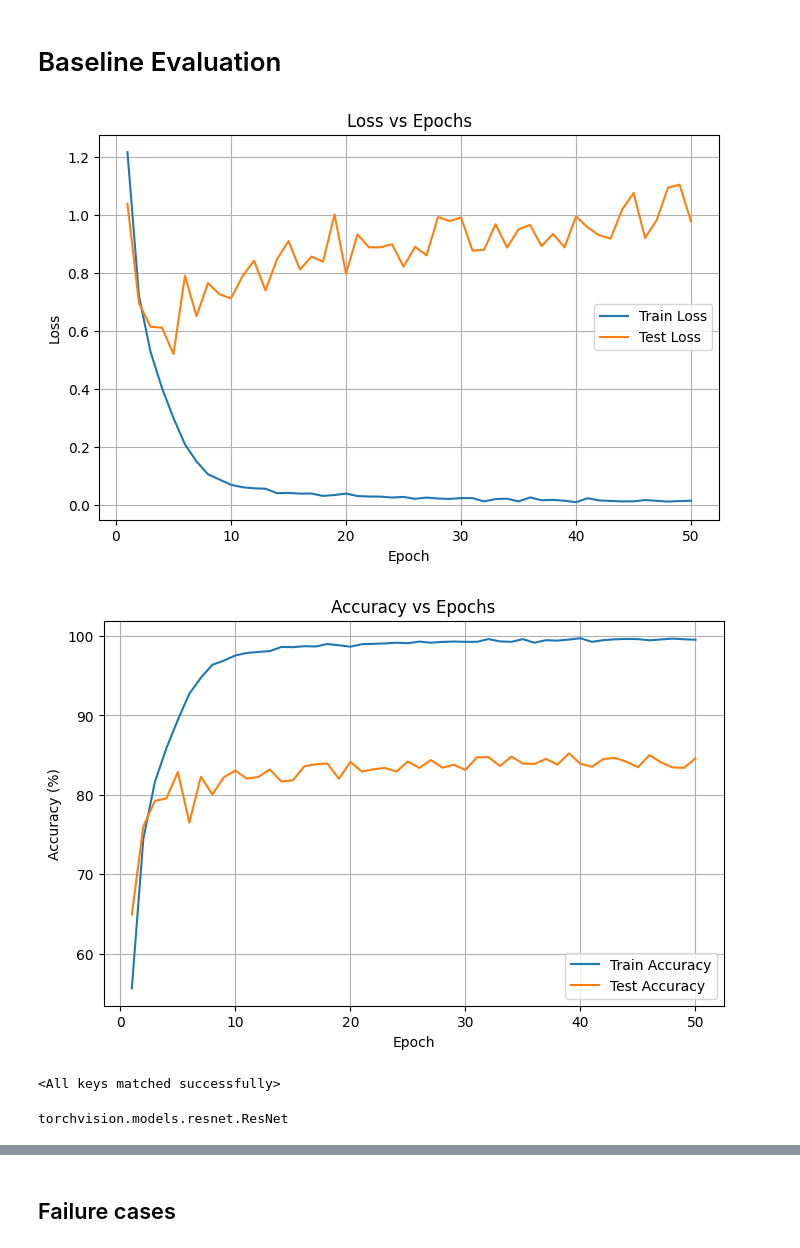
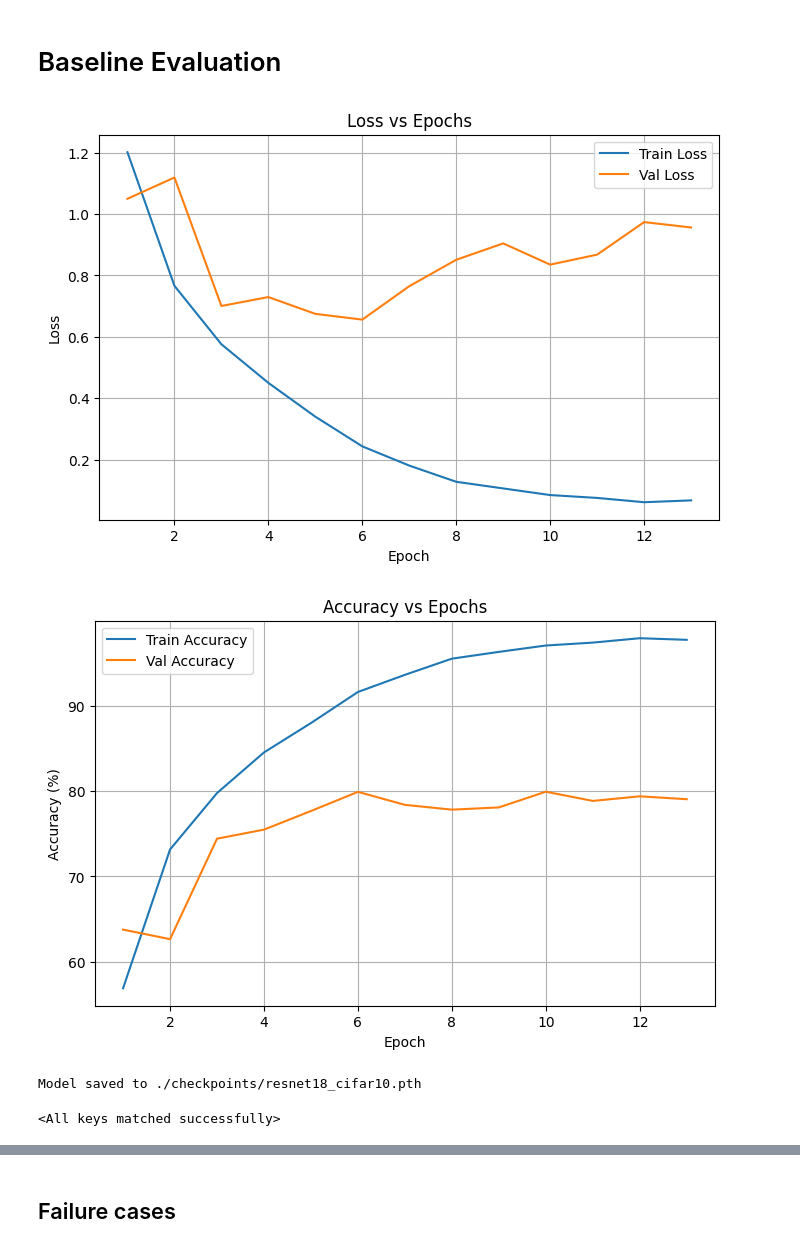
Before and after one commit to SomnathB053/csl7590-assignment, a Jupyter notebook: CSL7590_Assign_CIFAR-10.ipynb, the cells around one changed output, grey strips where cells are left out. Cells and saved outputs as stored; diff of their text form; code cells hidden in the pictures.

Commit message:
Early stop added

```diff
--- a/CSL7590_Assign_CIFAR-10.ipynb
+++ b/CSL7590_Assign_CIFAR-10.ipynb
@@ -88,6 +95,14 @@ train_loader = DataLoader(
     pin_memory=True
 )
 
+val_loader = DataLoader(
+    val_dataset,
+    batch_size=batch_size,
+    shuffle=False,
+    num_workers=4,
+    pin_memory=True
+)
+
 test_loader = DataLoader(
     test_dataset,
     batch_size=batch_size,
@@ -95,5 +110,7 @@ test_loader = DataLoader(
     num_workers=4,
     pin_memory=True
 )
-print("DataLoaders ready!")
+print("Train samples:", len(train_dataset))
+print("Validation samples:", len(val_dataset))
+print("Test samples:", len(test_dataset))
 # %% [output]
@@ -106,7 +125,6 @@ model = models.resnet18(pretrained=False)
 model.conv1 = nn.Conv2d(
     3, 64, kernel_size=3, stride=1, padding=1, bias=False
 )
-model.maxpool = nn.Identity()
 
 # Modify classifier
 model.fc = nn.Linear(model.fc.in_features, 10)
@@ -173,18 +229,25 @@ for epoch in range(num_epochs):
     train_loss, train_acc = train_one_epoch(
         model, train_loader, optimizer, criterion
     )
-    test_loss, test_acc = evaluate(
-        model, test_loader, criterion
+    val_loss, val_acc = evaluate(
+        model, val_loader, criterion
     )
 
     # Store values
     train_losses.append(train_loss)
     train_accuracies.append(train_acc)
-    test_losses.append(test_loss)
-    test_accuracies.append(test_acc)
+    val_losses.append(val_loss)
+    val_accuracies.append(val_acc)
 
     print(f"Epoch [{epoch+1}/{num_epochs}]")
-    print(f"  Train Loss: {train_loss:.4f}, Train Acc: {train_acc:.2f}%")
-    print(f"  Test  Loss: {test_loss:.4f}, Test  Acc: {test_acc:.2f}%")
+    print(f"  Train Acc: {train_acc:.4f}, Train Loss: {train_loss:.4f}")
+    print(f"  Val  Acc: {val_acc:.4f}, Val  Loss: {val_loss:.4f}")
+
+    # Early stopping: checks validation loss and saves best model via EarlyStopping
+    early_stopper(val_loss, model)
+    if early_stopper.early_stop:
+        # torch.save(model.state_dict(), early_stopper.path)
+        print(f"Early stopping triggered. Stopping training")
+        break
 # %% [output]
 Epoch [1/50]
@@ -209,11 +272,11 @@ Epoch [50/50]
 # %%
 import matplotlib.pyplot as plt
 
-epochs = range(1, num_epochs + 1)
+epochs = range(1, len(train_losses) + 1)
 
 plt.figure(figsize=(8, 5))
 plt.plot(epochs, train_losses, label="Train Loss")
-plt.plot(epochs, test_losses, label="Test Loss")
+plt.plot(epochs, val_losses, label="Val Loss")
 plt.xlabel("Epoch")
 plt.ylabel("Loss")
 plt.title("Loss vs Epochs")
@@ -221,19 +284,19 @@ plt.legend()
 plt.grid(True)
 plt.show()
 # %% [output]
-[figure, old version]
+[figure, new version]
 # %%
 plt.figure(figsize=(8, 5))
 plt.plot(epochs, train_accuracies, label="Train Accuracy")
-plt.plot(epochs, test_accuracies, label="Test Accuracy")
+plt.plot(epochs, val_accuracies, label="Val Accuracy")
 plt.xlabel("Epoch")
 plt.ylabel("Accuracy (%)")
 plt.title("Accuracy vs Epochs")
 plt.legend()
 plt.grid(True)
 plt.show()
 # %% [output]
-[figure, old version]
+[figure, new version]
 # %%
 import torch
 import os
@@ -246,14 +309,12 @@ model_path = os.path.join(save_dir, "resnet18_cifar10.pth")
 torch.save(model.state_dict(), model_path)
 
 print(f"Model saved to {model_path}")
+# %% [output]
+Model saved to ./checkpoints/resnet18_cifar10.pth
 # %%
 model.load_state_dict(torch.load(model_path))
 # %% [output]
 <All keys matched successfully>
-# %%
-type(model)
-# %% [output]
-torchvision.models.resnet.ResNet
 # %%
 from torchsummary import summary
 summary(model, (3, 32, 32))
```
Also changed, not shown: parts of 16 cells of this notebook, 11 other files.
